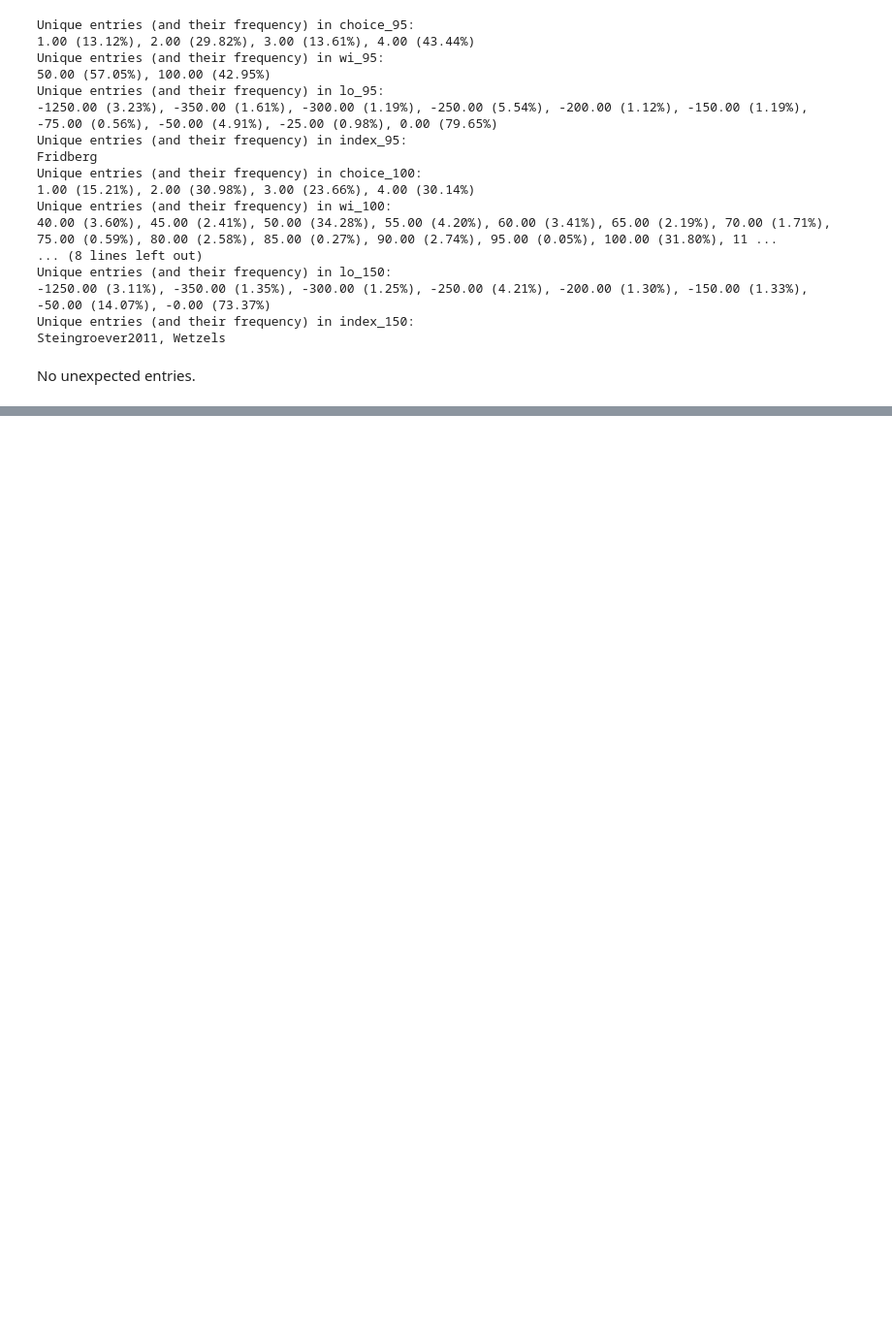
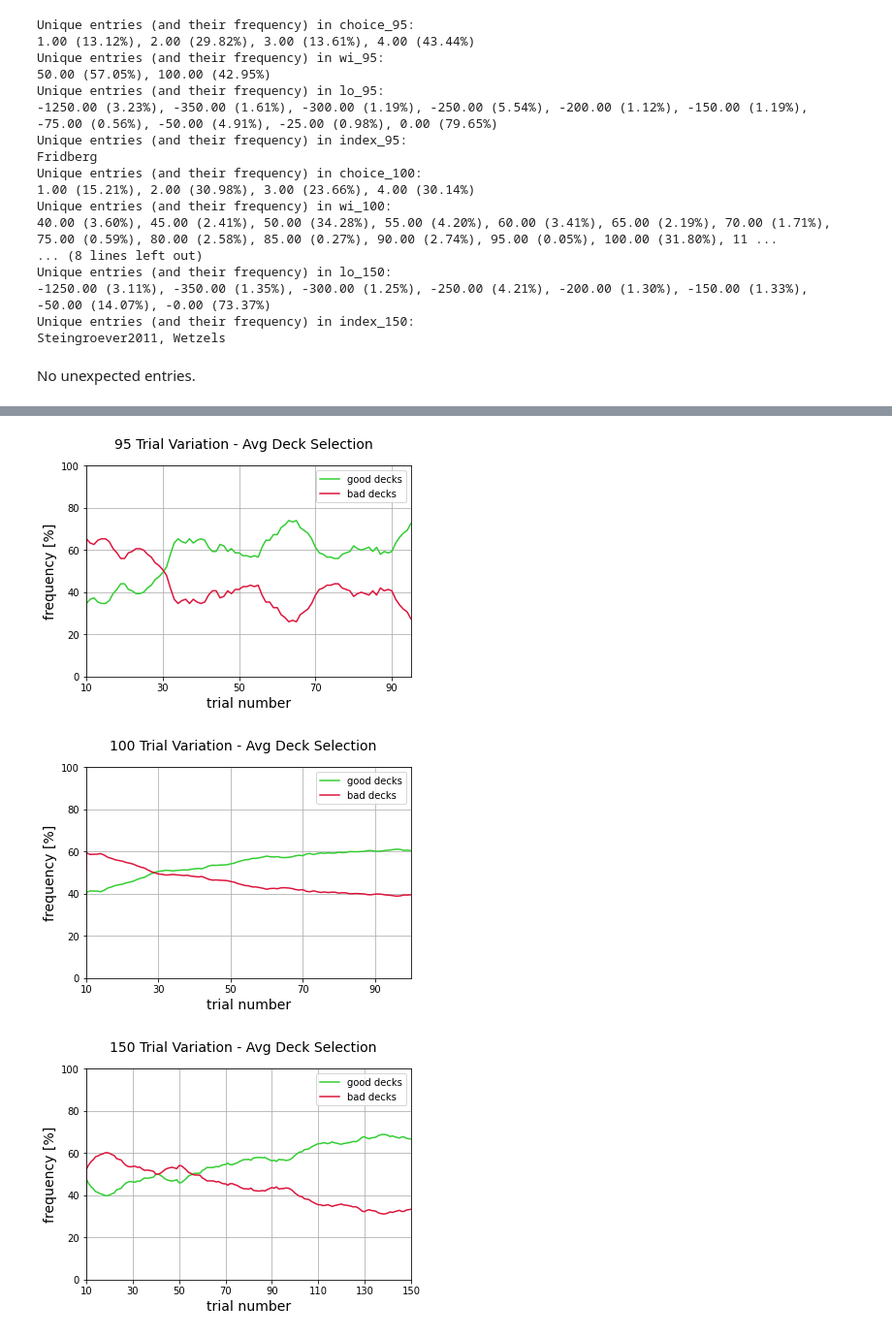
Before and after one commit to murphn88/ca4015-assignment-1, a Jupyter notebook: book/_build/jupyter_execute/data_exploration.ipynb, the cells around one changed output, grey strips where cells are left out. Shown at 97% size. Cells and saved outputs as stored; diff of their text form; code cells hidden in the pictures; blank space fills up the shorter version.

```diff
--- a/book/_build/jupyter_execute/data_exploration.ipynb
+++ b/book/_build/jupyter_execute/data_exploration.ipynb
@@ -130,0 +146,5 @@ No unexpected entries.
+# %%
+net_95 = data['wi_95'] + data['lo_95']
+net_100 = data['wi_100'] + data['lo_100']
+net_150 = data['wi_150'] + data['lo_150']
+net_100.head()
@@ -130,0 +178,12 @@ No unexpected entries.
+# %%
+print("{:} \t| {:} | {:}".format('choice_95 net outcome', 'choice_100 net outcome', 'choice_150 net outcome'))
+print('-' * 73)
+
+decks = ['A', 'B', 'C', 'D']
+for i in range (1,5):
+    deck = decks[i-1]
+    out_95 = net_95[data['choice_95'].isin([i])].fillna(0).values.sum()
+    out_100 = net_100[data['choice_100'].isin([i])].fillna(0).values.sum()
+    out_150 = net_150[data['choice_150'].isin([i])].fillna(0).values.sum()
+
+    print("deck {:}: {:10.2f} \t| deck {:}: {:10.2f} \t | deck {:}: {:10.2f}".format(deck, out_95, deck, out_100, deck, out_150))
@@ -130,0 +220,8 @@ No unexpected entries.
+# %%
+grouped_choices = {}
+for key, value in data.items():
+    if not key[0:6] == 'choice':
+        continue
+    for i in range(1,5):
+        grouped_choices[str('deck' + str(i) + '_' + key)] = value.T.rolling(10).apply(lambda x: x.isin([i]).fillna(0).values.sum()).astype('Int64').T
+grouped_choices['deck4_choice_150'].head()
@@ -130,0 +236,23 @@ No unexpected entries.
+# %%
+grouped_keys = list(grouped_choices.keys())
+for i in range(0,3):
+    ind = i * 4
+    df_range = list(range(1, grouped_choices[grouped_keys[ind]].shape[1] + 1))
+
+    fig = plt.figure()
+    ax = fig.gca()
+    plt.plot(df_range,(grouped_choices[grouped_keys[ind + 2]].fillna(0).mean() + grouped_choices[grouped_keys[ind + 3]].fillna(0).mean()) / 10 * 100, color = 'limegreen', label = 'good decks')
+    plt.plot(df_range,(grouped_choices[grouped_keys[ind]].fillna(0).mean() + grouped_choices[grouped_keys[ind + 1]].fillna(0).mean()) / 10 * 100, color = 'crimson', label = 'bad decks')
+    plt.xlabel('trial number', fontsize = 14)
+    plt.ylabel('frequency [%]', fontsize = 14)
+    fig.suptitle(grouped_keys[ind][-3:].strip('_') + ' Trial Variation - Avg Deck Selection', fontsize = 14)
+    plt.xlim(10, df_range[-1])
+    plt.ylim(0, 100)
+    plt.legend()
+    ax.xaxis.set_ticks(np.arange(10, df_range[-1] + 1, 20))
+    plt.grid()
+    plt.show()
+# %% [output]
+[figure, added]
+[figure, added]
+[figure, added]
```
Also changed, not shown: parts of 28 cells of this notebook, 21 other files.
